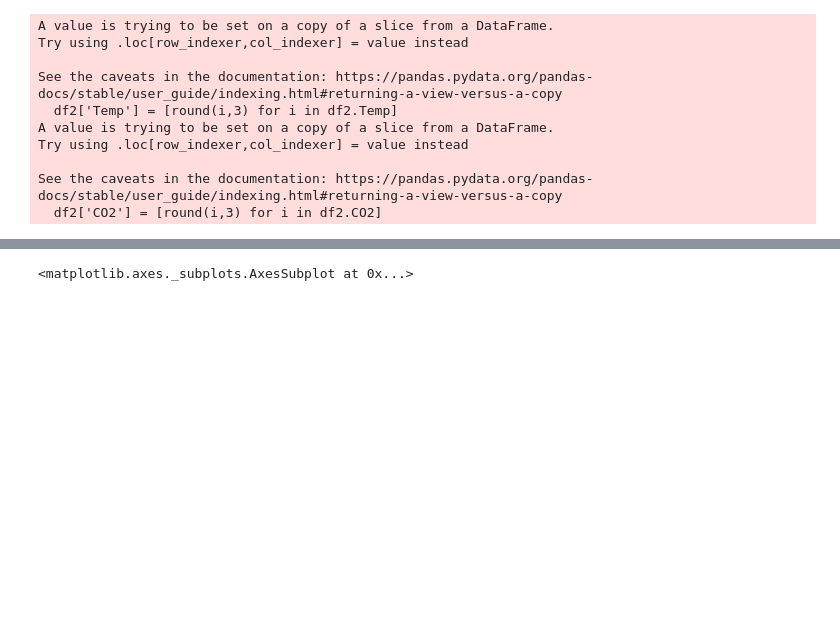
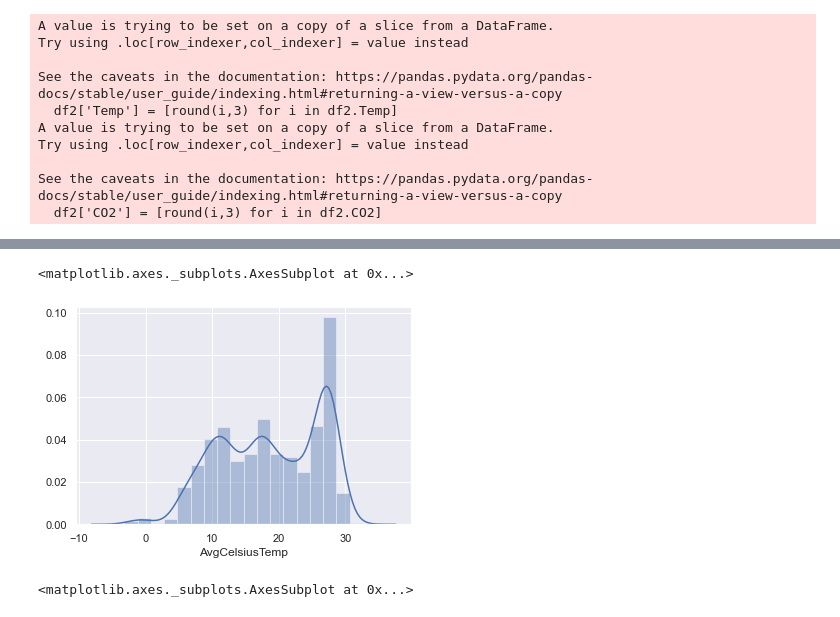
Before and after one commit to chrisvinhston/Statistically_Significant_Insights, a Jupyter notebook: df_hypothesisTesting.ipynb, the cells around one changed output, grey strips where cells are left out. Cells and saved outputs as stored; diff of their text form; code cells hidden in the pictures; blank space fills up the shorter version.

```diff
--- a/df_hypothesisTesting.ipynb
+++ b/df_hypothesisTesting.ipynb
@@ -379,3 +425,8 @@ See the caveats in the documentation: https://pandas.pydata.org/pandas-docs/stab
+# %%
+sns.distplot(df.AvgCelsiusTemp)
+# %% [output]
+<matplotlib.axes._subplots.AxesSubplot at 0x...>
+[figure, added]
 # %%
 df.rename(columns={'F-Gas': 'FGas'}, inplace=True)
 # %%
```
Also changed, not shown: parts of 10 cells of this notebook.
